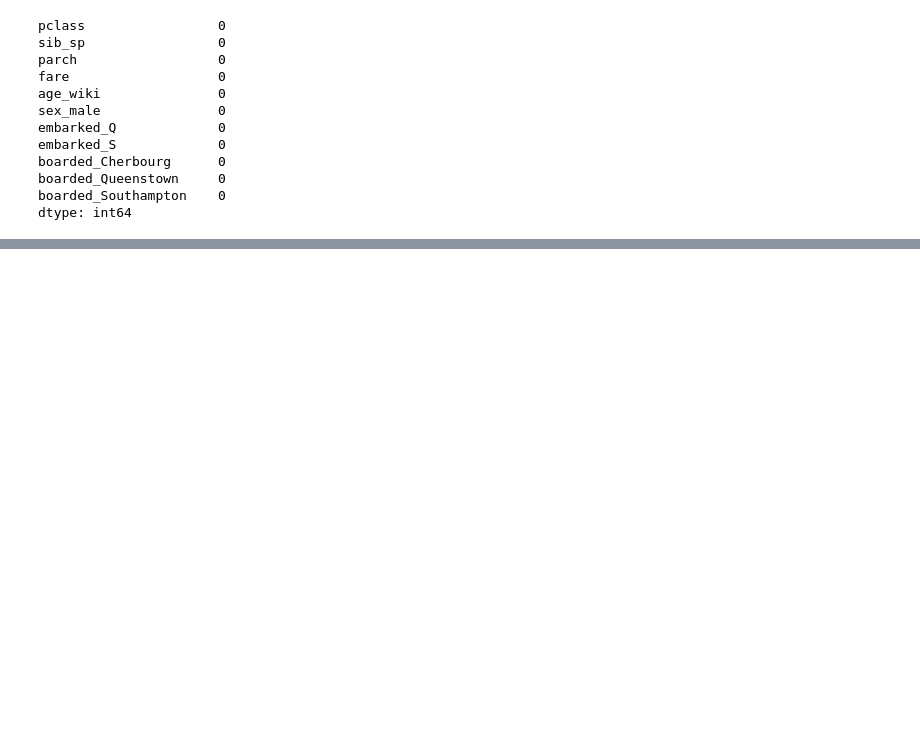
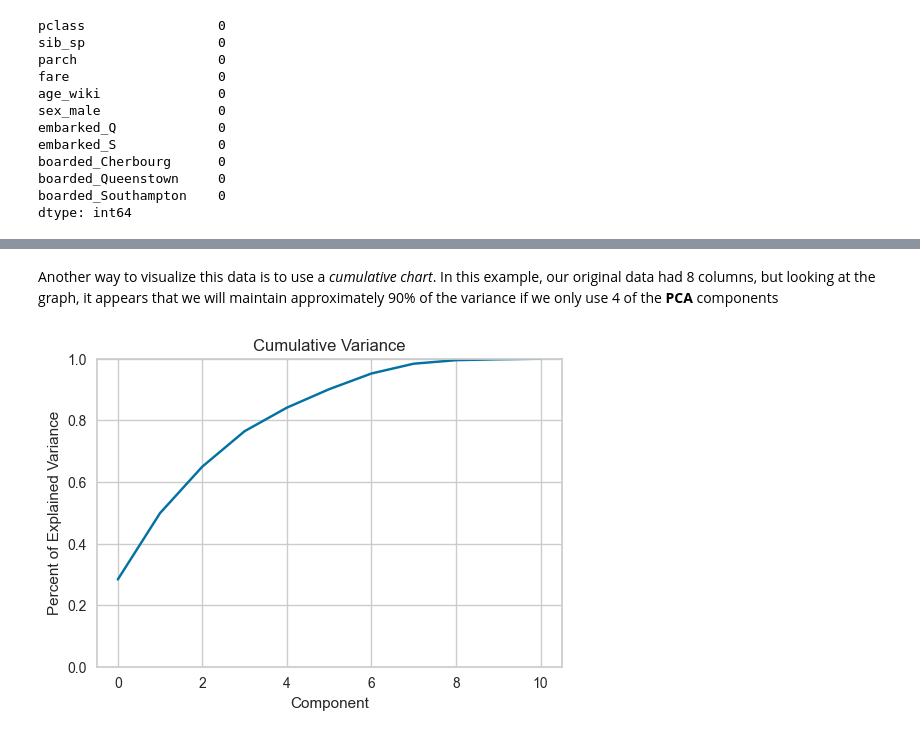
Before and after one commit to DellaCortef/machine-learning-pocket-reference, a Jupyter notebook: dimensionality-reduction.ipynb, the cells around one changed output, grey strips where cells are left out. Cells and saved outputs as stored; diff of their text form; code cells hidden in the pictures; blank space fills up the shorter version.

```diff
--- a/dimensionality-reduction.ipynb
+++ b/dimensionality-reduction.ipynb
@@ -528,0 +529,19 @@ fig.savefig("images/dimensionality_reduction_pca_scree_plot")
+# %% [markdown]
+Another way to visualize this data is to use a *cumulative chart*. In this example, our original data had 8 columns, but looking at the graph, it appears that we will maintain approximately 90% of the variance if we only use 4 of the **PCA** components
+# %%
+fig, ax = plt.subplots(figsize=(6, 4))
+
+ax.plot(
+    np.cumsum(pca.explained_variance_ratio_)
+)
+
+ax.set(
+    xlabel="Component",
+    ylabel="Percent of Explained Variance",
+    title="Cumulative Variance",
+    ylim=(0, 1)
+)
+
+fig.savefig("images/dimensionality_reduction_pca_cumulative_chart")
+# %% [output]
+[figure, added]
```
Also changed, not shown: parts of 20 cells of this notebook, 2 other files.
